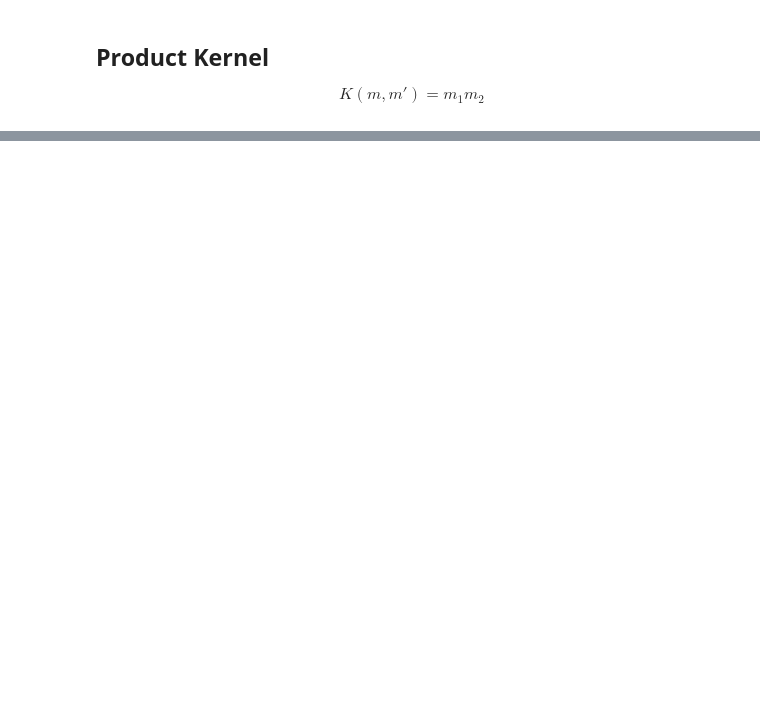
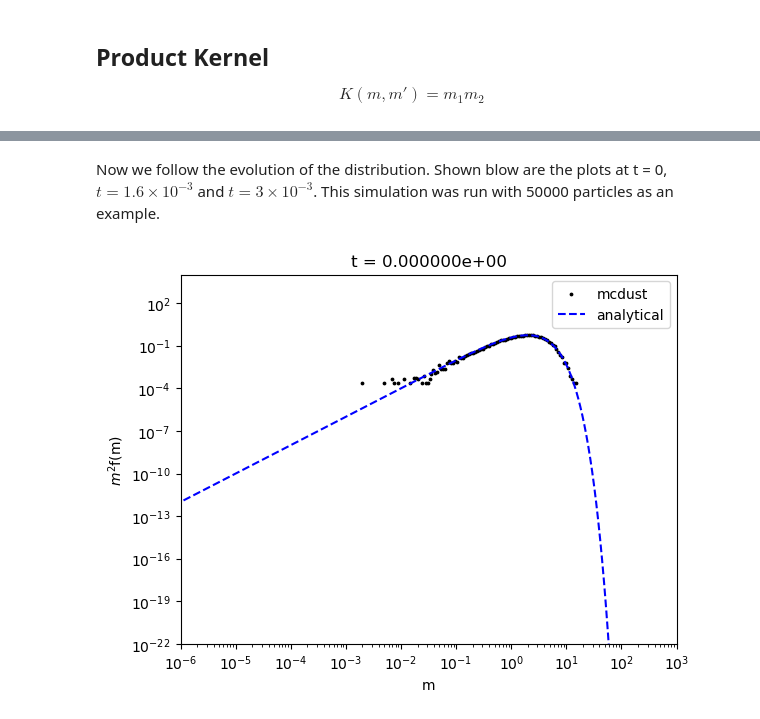
Before and after one commit to vicky1997/mcdust, a Jupyter notebook: docs/source/notebooks/kernel_tests.ipynb, the cells around one changed output, grey strips where cells are left out. Cells and saved outputs as stored; diff of their text form; code cells hidden in the pictures; blank space fills up the shorter version.

```diff
--- a/docs/source/notebooks/kernel_tests.ipynb
+++ b/docs/source/notebooks/kernel_tests.ipynb
@@ -153,0 +255,34 @@ plot(sim,type='product')
+# %%
+sim = read(type='frag',repeat=1)
+# %%
+def plot_frag_dist(sim, time):
+    """Function to plot the distribution of fragments
+
+        Args:
+            sim(dict): simulation data
+            time: time
+        Returns:
+            N*m**2: mass density for the given mass grid and time
+    """
+    it = np.array(sim['tarr']).searchsorted(time)
+    f,ax = plt.subplots()
+    ax.scatter(sim["mgrid_cents"][start:],
+                     np.mean(sim["m2fm"][start:, it,:], axis=1),
+                     marker='o', c='k',s=3,label='mcdust')
+    ax.plot(sim["mgrid_cents"][start:],analytical_fragmentation_sol(sim['tarr'][it], sim["mgrid_cents"][start:],gamma=1e3),
+                 c='b', ls='--',label='analytical')
+    ax.set_xlim(1.e-6,1e3)
+    ax.set_ylim(1e-22,1e4)
+    ax.set_xscale('log')
+    ax.set_yscale('log')
+    ax.set_xlabel('m')
+    ax.set_ylabel('$m^2$f(m)')
+    ax.set_title('t = {:e}'.format(sim['tarr'][it]))
+    ax.legend()
+# %% [markdown]
+Now we follow the evolution of the distribution. Shown blow are the plots at t = 0, $t = 1.6 \times 10^{-3}$ and $t = 3 \times 10^{-3}$. This simulation was run with 50000 particles as an example.
+# %%
+time = 0
+plot_frag_dist(sim,0)
+# %% [output]
+[figure, added]
```
Also changed, not shown: parts of 11 cells of this notebook, 9 other files.
